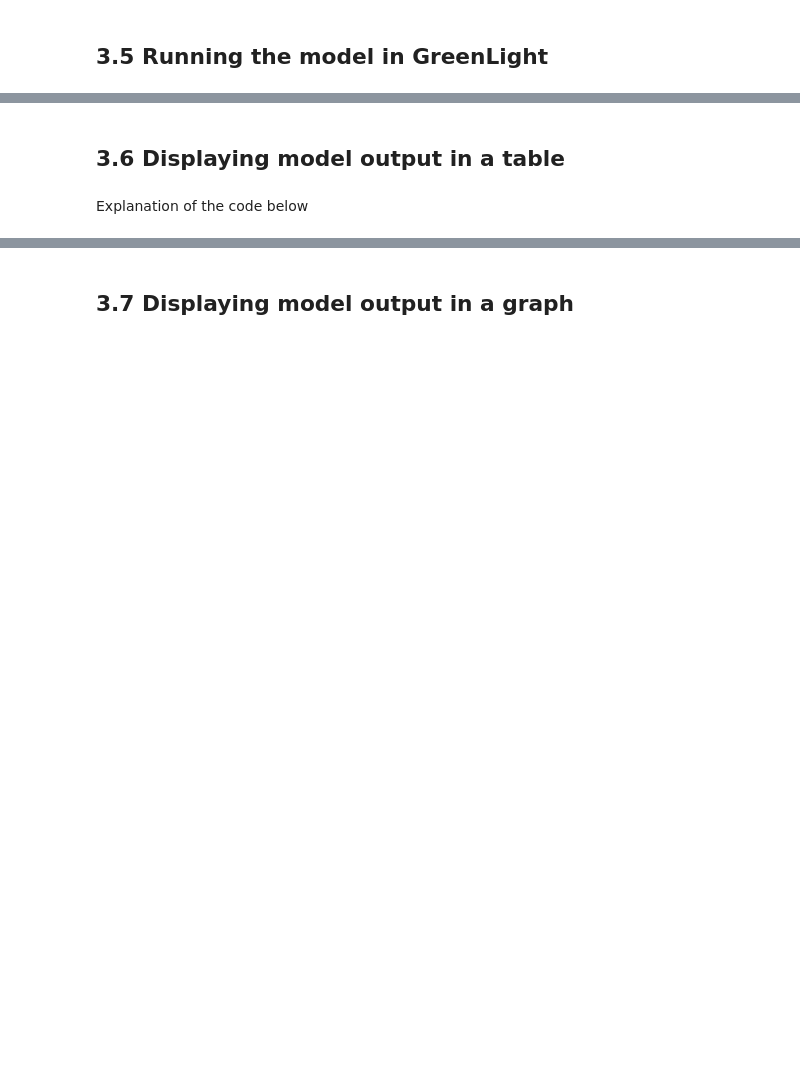
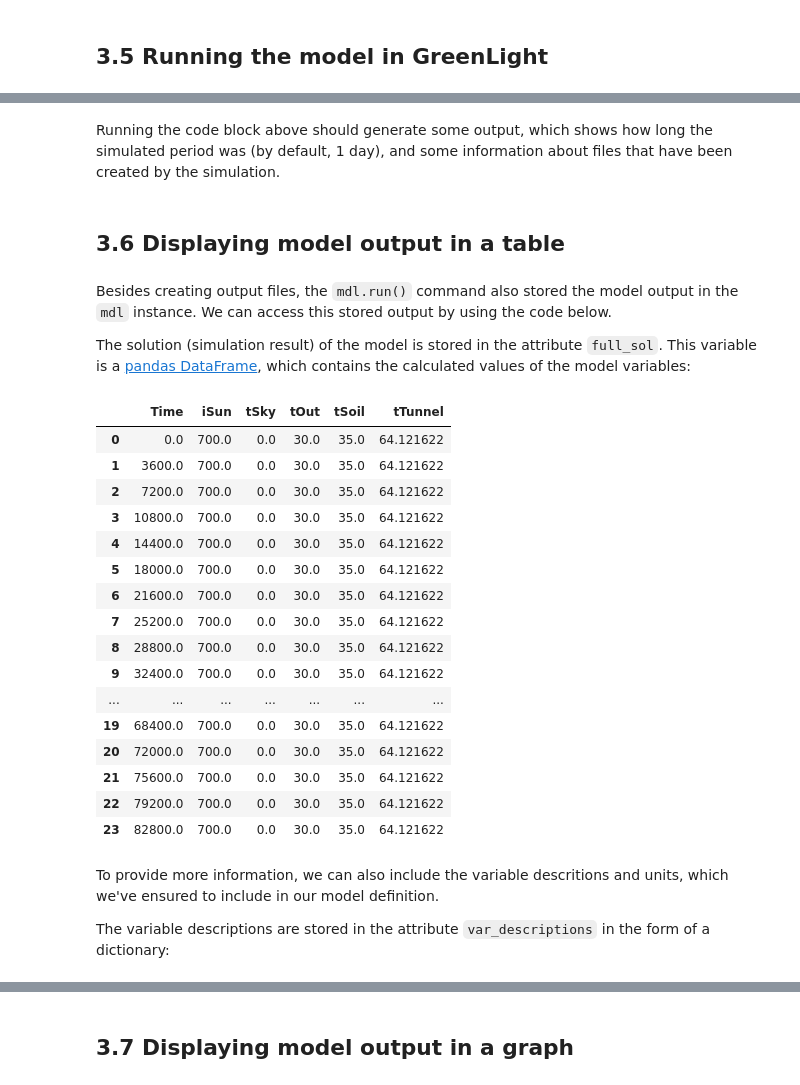
Before and after one commit to davkat1/intro_gh_modelling_draft, a Jupyter notebook: notebooks/03_tunnel_model_in_greenlight.ipynb, the cells around one changed output, grey strips where cells are left out. Drawn from its saved outputs; the diff is of its cells as text; code cells hidden in the pictures; blank space fills up the shorter version.

```diff
--- a/notebooks/03_tunnel_model_in_greenlight.ipynb
+++ b/notebooks/03_tunnel_model_in_greenlight.ipynb
@@ -240,13 +270,13 @@ tunnel_def["tTunnel"] = {
         "type": "aux",
         "definition": "(" \
         "tau * iSun " \
-        "+ fTunnelSky * epsCover * alphaR * tSky " \
+        "+ fTunnelSky * epsilonCover * alphaR * tSky " \
         "+ aCoverOverSoil * alphaCover * tOut " \
-        "+ tSoil * (fTunnelSoil * epsSoil * alphaR + alphaSoil)" \
+        "+ tSoil * (fTunnelSoil * epsilonSoil * alphaR + alphaSoil)" \
     ") / ( " \
-        "fTunnelSky * epsCover * alphaR " \
+        "fTunnelSky * epsilonCover * alphaR " \
         "+ aCoverOverSoil * alphaCover " \
-        "+ fTunnelSoil * epsSoil * alphaR " \
+        "+ fTunnelSoil * epsilonSoil * alphaR " \
         "+ alphaSoil " \
     ")"
     }
@@ -300,4 +374,33 @@ Simulation log saved to output\output_simulation_log.txt
+# %% [markdown]
+Running the code block above should generate some output, which shows how long the simulated period was (by default, 1 day), and some information about files that have been created by the simulation.
 # %% [markdown]
 ## 3.6 Displaying model output in a table
 # %% [markdown]
-Explanation of the code below
+Besides creating output files, the `mdl.run()` command also stored the model output in the `mdl` instance. We can access this stored output by using the code below.
+
+The solution (simulation result) of the model is stored in the attribute `full_sol`. This variable is a [pandas DataFrame](https://pandas.pydata.org/docs/reference/api/pandas.DataFrame.html), which contains the calculated values of the model variables:
+# %%
+# Display the model solution
+display(mdl.full_sol)
+# %% [output]
+|  | Time | iSun | tSky | tOut | tSoil | tTunnel |
+| 0 | 0.0 | 700.0 | 0.0 | 30.0 | 35.0 | 64.121622 |
+| 1 | 3600.0 | 700.0 | 0.0 | 30.0 | 35.0 | 64.121622 |
+| 2 | 7200.0 | 700.0 | 0.0 | 30.0 | 35.0 | 64.121622 |
+| 3 | 10800.0 | 700.0 | 0.0 | 30.0 | 35.0 | 64.121622 |
+| 4 | 14400.0 | 700.0 | 0.0 | 30.0 | 35.0 | 64.121622 |
+| 5 | 18000.0 | 700.0 | 0.0 | 30.0 | 35.0 | 64.121622 |
+| 6 | 21600.0 | 700.0 | 0.0 | 30.0 | 35.0 | 64.121622 |
+| 7 | 25200.0 | 700.0 | 0.0 | 30.0 | 35.0 | 64.121622 |
+| 8 | 28800.0 | 700.0 | 0.0 | 30.0 | 35.0 | 64.121622 |
+| 9 | 32400.0 | 700.0 | 0.0 | 30.0 | 35.0 | 64.121622 |
+| ... | ... | ... | ... | ... | ... | ... |
+| 19 | 68400.0 | 700.0 | 0.0 | 30.0 | 35.0 | 64.121622 |
+| 20 | 72000.0 | 700.0 | 0.0 | 30.0 | 35.0 | 64.121622 |
+| 21 | 75600.0 | 700.0 | 0.0 | 30.0 | 35.0 | 64.121622 |
+| 22 | 79200.0 | 700.0 | 0.0 | 30.0 | 35.0 | 64.121622 |
+| 23 | 82800.0 | 700.0 | 0.0 | 30.0 | 35.0 | 64.121622 |
+# %% [markdown]
+To provide more information, we can also include the variable descritions and units, which we've ensured to include in our model definition.
+
+The variable descriptions are stored in the attribute `var_descriptions` in the form of a dictionary:
```
Also changed, not shown: parts of 36 cells of this notebook, 1 other file.
